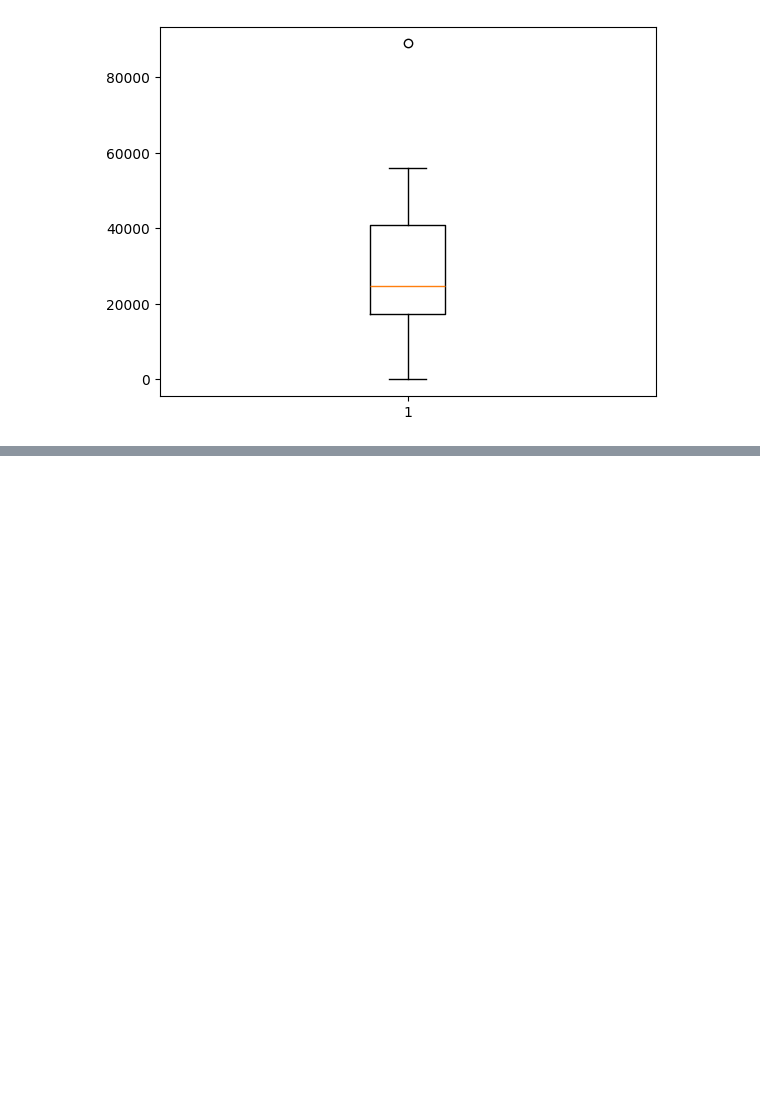
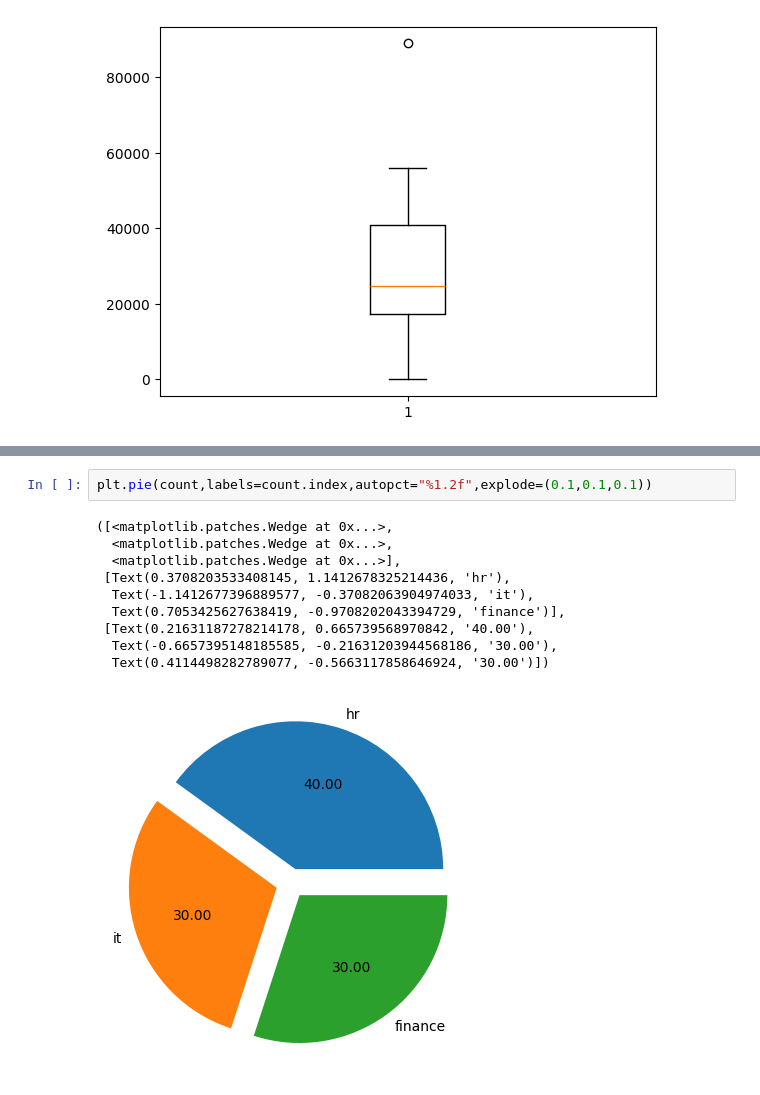
Before and after one commit to ENUKOLUnaga/python_programs1, a Jupyter notebook: matplot/Practice_matplot.ipynb, the cells around one changed output, grey strips where cells are left out. Drawn from its saved outputs; the diff is of its cells as text; blank space fills up the shorter version.

```diff
--- a/matplot/Practice_matplot.ipynb
+++ b/matplot/Practice_matplot.ipynb
@@ -95,0 +188,13 @@ plt.boxplot(df['salary'])
+# %%
+plt.pie(count,labels=count.index,autopct="%1.2f",explode=(0.1,0.1,0.1))
+# %% [output]
+([<matplotlib.patches.Wedge at 0x...>,
+  <matplotlib.patches.Wedge at 0x...>,
+  <matplotlib.patches.Wedge at 0x...>],
+ [Text(0.3708203533408145, 1.1412678325214436, 'hr'),
+  Text(-1.1412677396889577, -0.37082063904974033, 'it'),
+  Text(0.7053425627638419, -0.9708202043394729, 'finance')],
+ [Text(0.21631187278214178, 0.665739568970842, '40.00'),
+  Text(-0.6657395148185585, -0.21631203944568186, '30.00'),
+  Text(0.4114498282789077, -0.5663117858646924, '30.00')])
+[figure, added]
```
Also changed, not shown: parts of 46 cells of this notebook, 5 other files.
